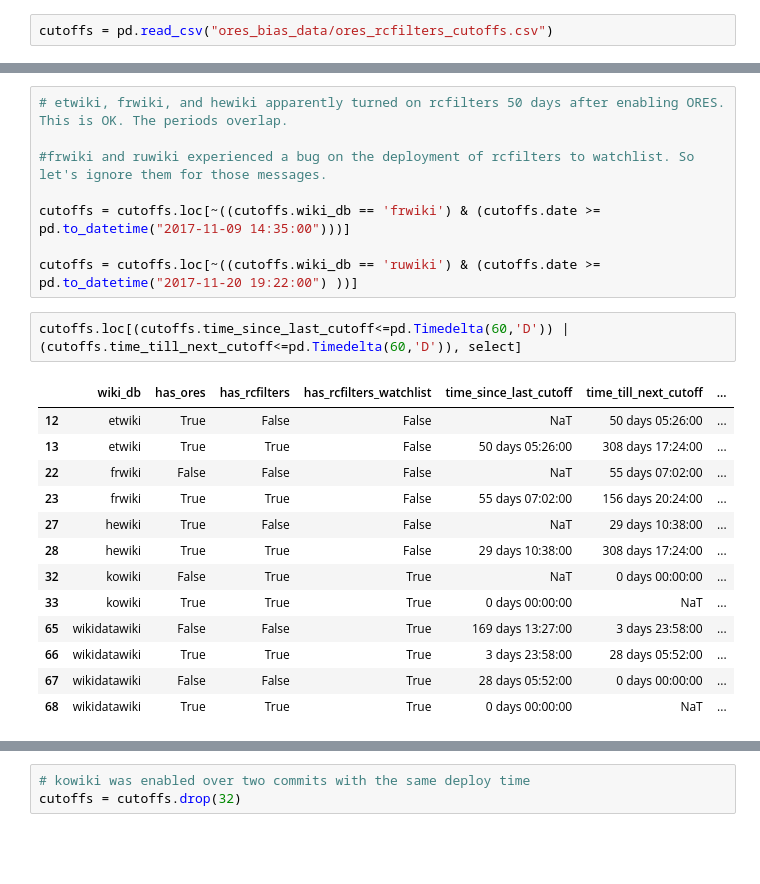
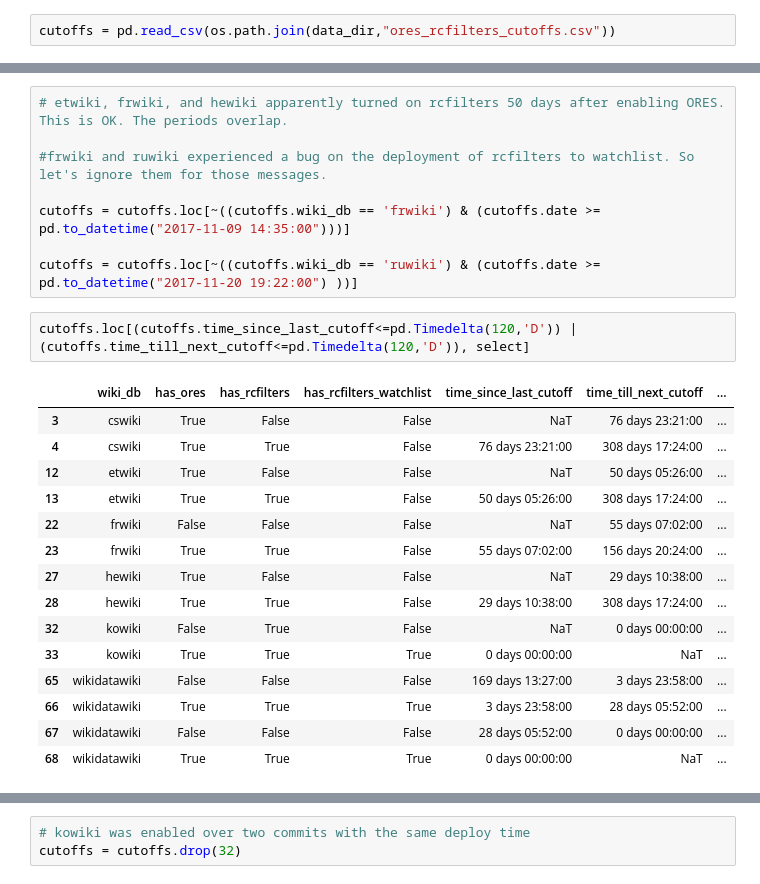
Before and after one commit to wikimedia/ores_bias_project, a Jupyter notebook: Threshhold_analysis.ipynb, the cells around one changed output, grey strips where cells are left out. Cells and saved outputs as stored; diff of their text form; blank space fills up the shorter version.

```diff
--- a/Threshhold_analysis.ipynb
+++ b/Threshhold_analysis.ipynb
@@ -18,5 +26,5 @@ import mwcomments
 # %%
-cutoffs = pd.read_csv("ores_bias_data/ores_rcfilters_cutoffs.csv")
+cutoffs = pd.read_csv(os.path.join(data_dir,"ores_rcfilters_cutoffs.csv"))
 # %%
 # compare 14 days before and after the cutoff
 # unless there's another cutoff less than 28 days away, in which case split the difference
@@ -54,18 +62,20 @@ cutoffs = cutoffs.loc[~((cutoffs.wiki_db == 'frwiki') & (cutoffs.date >= pd.to_d
 
 cutoffs = cutoffs.loc[~((cutoffs.wiki_db == 'ruwiki') & (cutoffs.date >= pd.to_datetime("2017-11-20 19:22:00") ))]
 # %%
-cutoffs.loc[(cutoffs.time_since_last_cutoff<=pd.Timedelta(60,'D')) | (cutoffs.time_till_next_cutoff<=pd.Timedelta(60,'D')), select]
+cutoffs.loc[(cutoffs.time_since_last_cutoff<=pd.Timedelta(120,'D')) | (cutoffs.time_till_next_cutoff<=pd.Timedelta(120,'D')), select]
 # %% [output]
 |  | wiki_db | has_ores | has_rcfilters | has_rcfilters_watchlist | time_since_last_cutoff | time_till_next_cutoff | ... |
+| 3 | cswiki | True | False | False | NaT | 76 days 23:21:00 | ... |
+| 4 | cswiki | True | True | False | 76 days 23:21:00 | 308 days 17:24:00 | ... |
 | 12 | etwiki | True | False | False | NaT | 50 days 05:26:00 | ... |
 | 13 | etwiki | True | True | False | 50 days 05:26:00 | 308 days 17:24:00 | ... |
 | 22 | frwiki | False | False | False | NaT | 55 days 07:02:00 | ... |
 | 23 | frwiki | True | True | False | 55 days 07:02:00 | 156 days 20:24:00 | ... |
 | 27 | hewiki | True | False | False | NaT | 29 days 10:38:00 | ... |
 | 28 | hewiki | True | True | False | 29 days 10:38:00 | 308 days 17:24:00 | ... |
-| 32 | kowiki | False | True | True | NaT | 0 days 00:00:00 | ... |
+| 32 | kowiki | False | True | False | NaT | 0 days 00:00:00 | ... |
 | 33 | kowiki | True | True | True | 0 days 00:00:00 | NaT | ... |
-| 65 | wikidatawiki | False | False | True | 169 days 13:27:00 | 3 days 23:58:00 | ... |
+| 65 | wikidatawiki | False | False | False | 169 days 13:27:00 | 3 days 23:58:00 | ... |
 | 66 | wikidatawiki | True | True | True | 3 days 23:58:00 | 28 days 05:52:00 | ... |
-| 67 | wikidatawiki | False | False | True | 28 days 05:52:00 | 0 days 00:00:00 | ... |
+| 67 | wikidatawiki | False | False | False | 28 days 05:52:00 | 0 days 00:00:00 | ... |
 | 68 | wikidatawiki | True | True | True | 0 days 00:00:00 | NaT | ... |
```
Also changed, not shown: parts of 74 cells of this notebook, 1 other file.
